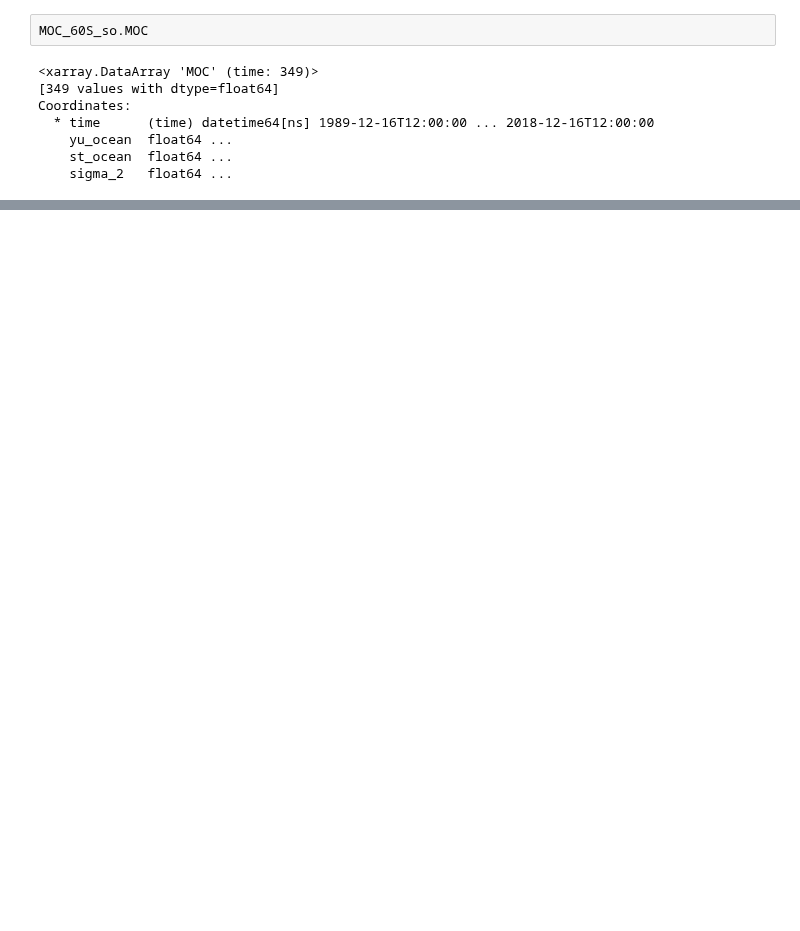
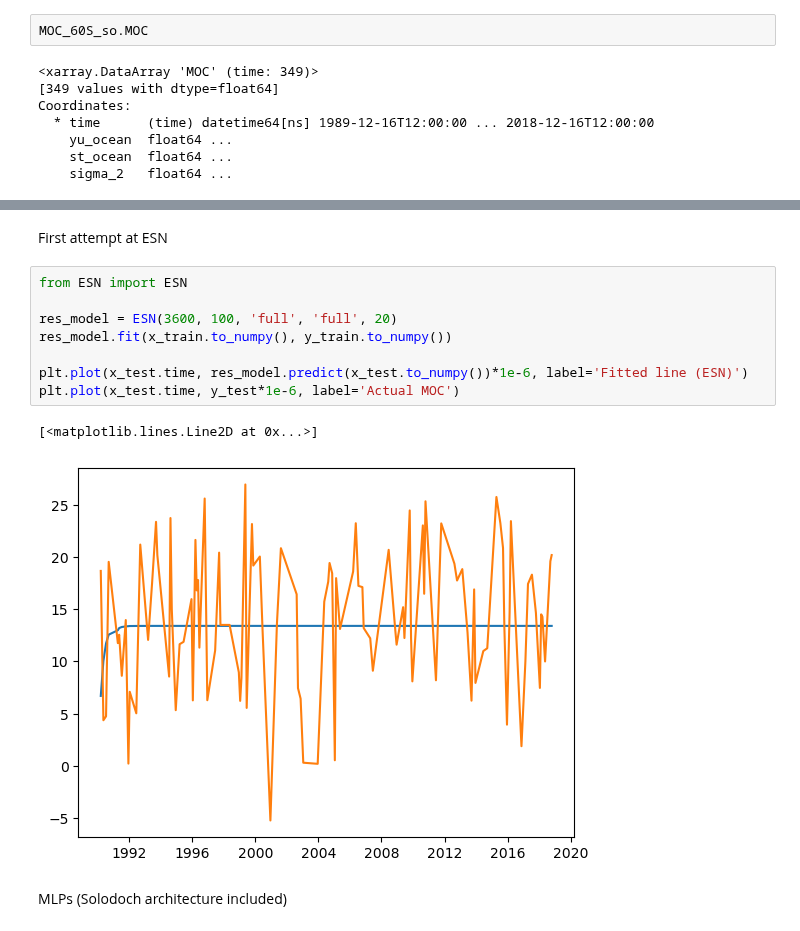
Before and after one commit to ai4er-cdt/OTP, a Jupyter notebook: ACCESS/models.ipynb, the cells around one changed output, grey strips where cells are left out. Cells and saved outputs as stored; diff of their text form; blank space fills up the shorter version.

Commit message:
implemented solodoch and ESN

```diff
--- a/ACCESS/models.ipynb
+++ b/ACCESS/models.ipynb
@@ -113,0 +115,15 @@ plt.legend()
+# %% [markdown]
+First attempt at ESN
+# %%
+from ESN import ESN
+
+res_model = ESN(3600, 100, 'full', 'full', 20)
+res_model.fit(x_train.to_numpy(), y_train.to_numpy())
+
+plt.plot(x_test.time, res_model.predict(x_test.to_numpy())*1e-6, label='Fitted line (ESN)')
+plt.plot(x_test.time, y_test*1e-6, label='Actual MOC')
+# %% [output]
+[<matplotlib.lines.Line2D at 0x...>]
+[figure, added]
+# %% [markdown]
+MLPs (Solodoch architecture included)
```
Also changed, not shown: parts of 8 cells of this notebook, 22 other files.
